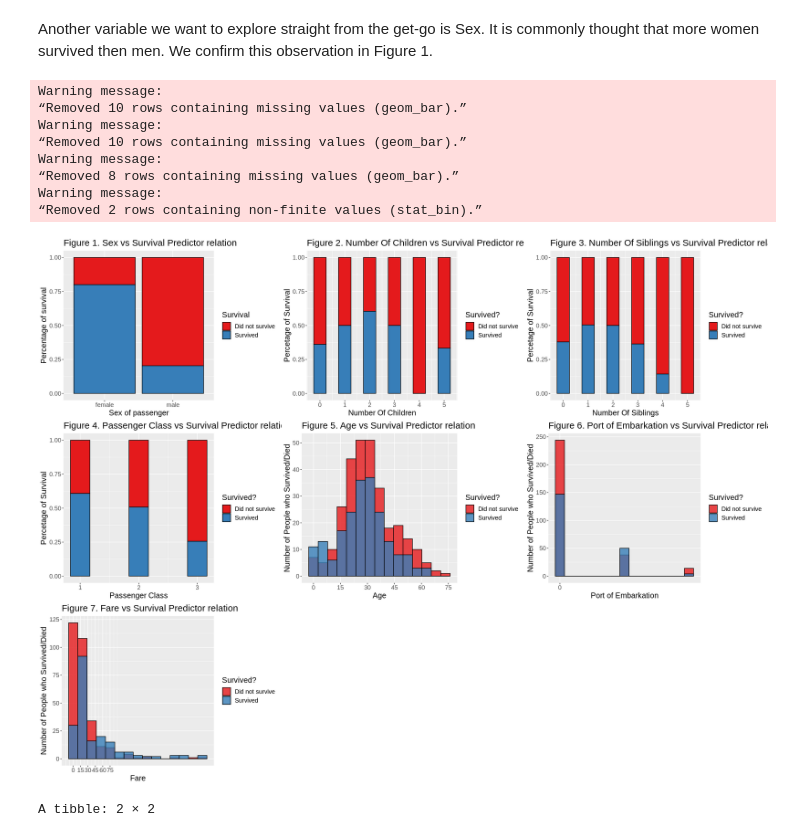
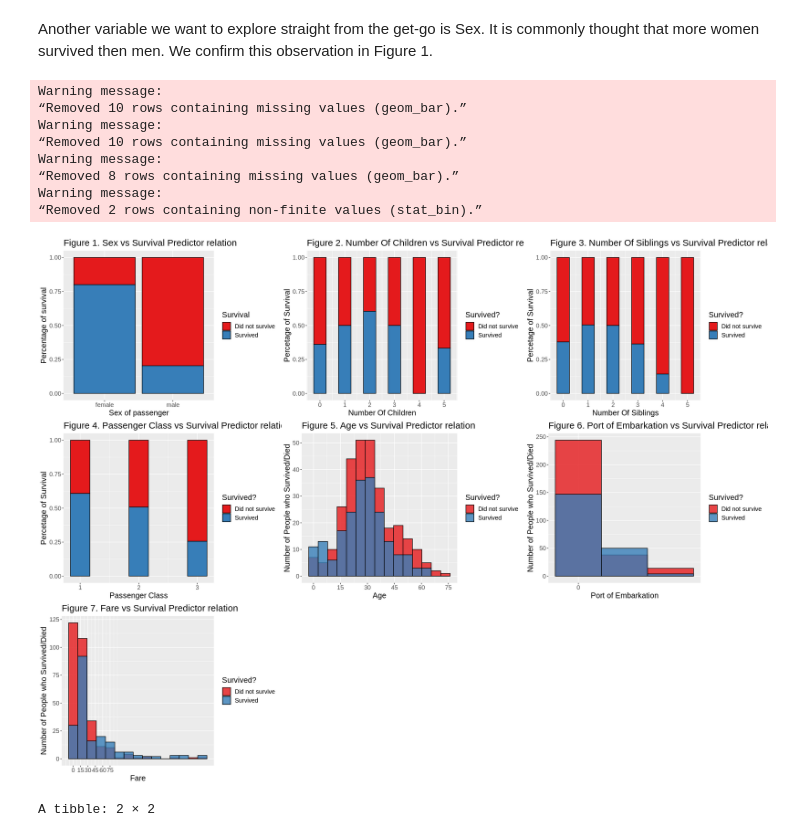
Before and after one commit to zhang17s/DSCI-100-Group-Project-, a Jupyter notebook: Proposal.ipynb, the cells around one changed output. Saved outputs shown, nothing was run; the diff lists cells and outputs as text; code cells hidden in the pictures.

Commit message:
plot

```diff
--- a/Proposal.ipynb
+++ b/Proposal.ipynb
@@ -227,35 +227,35 @@ AgevSurvived <- temp_data_graph |>
     theme(text=element_text(size = 15))
 
 EmbarkedvSurvived <- temp_data_graph |>
     ggplot(aes(x = Embarked_numeric, fill = as_factor(Survived_char))) +
-    geom_histogram(bins = 15, position = "identity", alpha = 0.8, col = "black") +
+    geom_histogram(bins = 3, position = "identity", alpha = 0.8, col = "black") +
     labs(x = "Port of Embarkation", y = "Number of People who Survived/Died", fill = "Survived?")+
     scale_x_continuous(breaks = seq(from = 0, to = 80, by = 15)) +
     ggtitle("Figure 6. Port of Embarkation vs Survival Predictor relation") +
     scale_fill_brewer(palette = "Set1") +
     theme(text=element_text(size = 15))
 
 FarevSurvived <- temp_data_graph |> filter(Fare <275) |>
     ggplot(aes(x = Fare, fill = as_factor(Survived_char))) +
     geom_histogram(bins = 15, position = "identity", alpha = 0.8, col = "black") +
     labs(x = "Fare", y = "Number of People who Survived/Died", fill = "Survived?")+
     scale_x_continuous(breaks = seq(from = 0, to = 80, by = 15)) +
     ggtitle("Figure 7. Fare vs Survival Predictor relation") +
     scale_fill_brewer(palette = "Set1") +
     theme(text=element_text(size = 15))
 
 options(repr.plot.width = 20, repr.plot.height = 15)
 grid.arrange(survival_bar_plot_sex, NOC_survival, NOS_survival, class_survival, AgevSurvived, EmbarkedvSurvived, FarevSurvived)
 # %% [output]
 Warning message:
 “Removed 10 rows containing missing values (geom_bar).”
 Warning message:
 “Removed 10 rows containing missing values (geom_bar).”
 Warning message:
 “Removed 8 rows containing missing values (geom_bar).”
 Warning message:
 “Removed 2 rows containing non-finite values (stat_bin).”
-[figure, old version]
+[figure, new version]
 # %%
 #summary table for how many men and women are there in the training data.
 summary_table_sex <- boat_train |>
```
Also changed, not shown: parts of 1 cell of this notebook.
